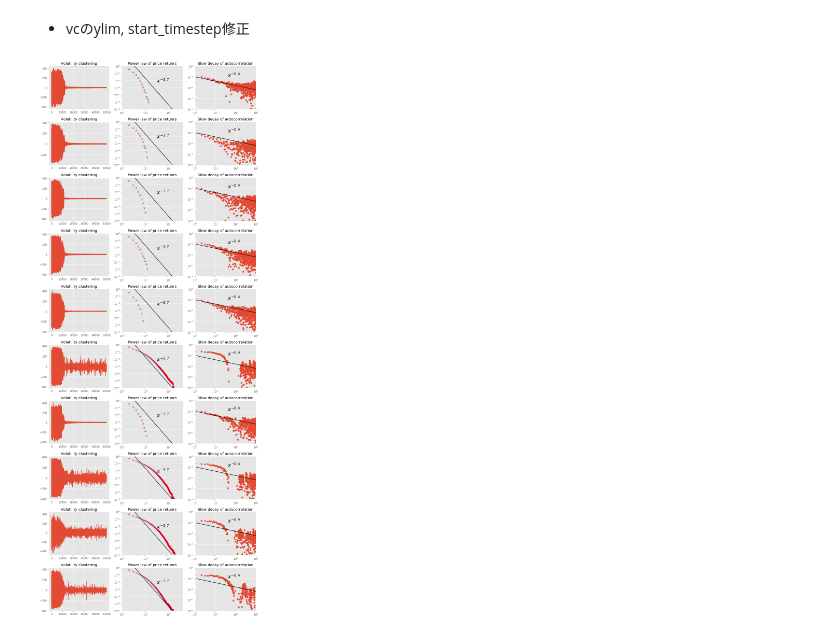
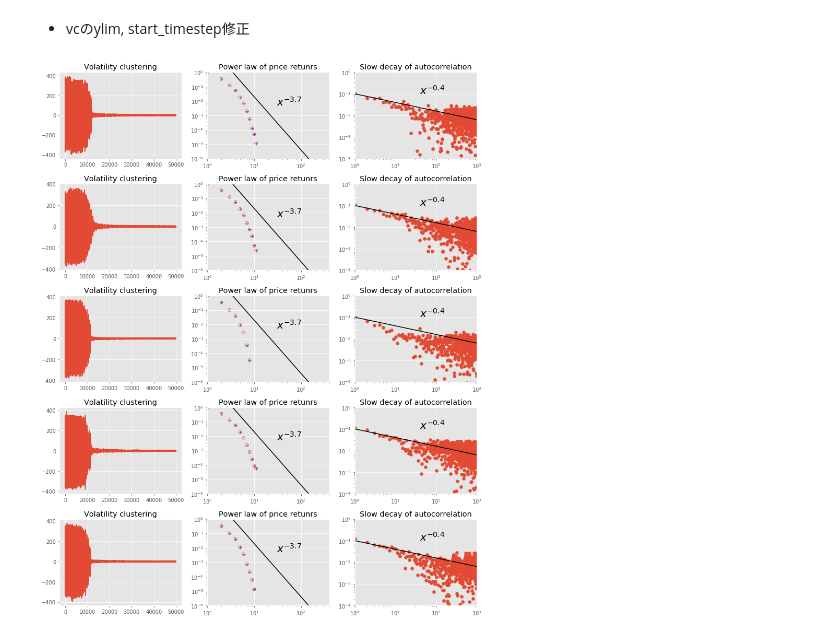
Before and after one commit to toru34/minority_game, a Jupyter notebook: visualization/results_gcmg.ipynb, the cells around one changed output. Saved outputs shown, nothing was run; the diff lists cells and outputs as text; code cells hidden in the pictures.

Commit message:
add results

```diff
--- a/visualization/results_gcmg.ipynb
+++ b/visualization/results_gcmg.ipynb
@@ -62,15 +86,15 @@ s = 2
 p = 16
 eps = 0.01
 n_minority_agents = 0
+n_speculator_agents = 501
 n_producer_agents = 1000
-n_speculator_agents = 501
 n_iters = 50000
-n_runs = 1
+n_runs = 5
 
 start_timestep = 30000
 
 # Read data
-dir_path = '../simulation_results/s{}_p{}_eps{:.2f}_rhok{:.2f}_rhos{:.2f}_nmins{}_npros{}_nspes{}_niters{}_nruns{}/'.format(
+dir_path = '../data/simulation/s{}_p{}_eps{:.2f}_rhok{:.2f}_rhos{:.2f}_nmins{}_npros{}_nspes{}_niters{}_nruns{}/'.format(
     s, p, eps, rhok, rhos, n_minority_agents, n_producer_agents, n_speculator_agents, n_iters, n_runs)
 
 excess_demand_history = read_data(dir_path, 'excess_demand_history', 0)
@@ -111,15 +135,15 @@ s = 2
 p = 16
 eps = 0.01
 n_minority_agents = 0
+n_speculator_agents = 1001
 n_producer_agents = 1200
-n_speculator_agents = 1001
 n_iters = 50000
-n_runs = 1
+n_runs = 5
 
 start_timestep = 30000
 
 # Read data
-dir_path = '../simulation_results/s{}_p{}_eps{:.2f}_rhok{:.2f}_rhos{:.2f}_nmins{}_npros{}_nspes{}_niters{}_nruns{}/'.format(
+dir_path = '../data/simulation/s{}_p{}_eps{:.2f}_rhok{:.2f}_rhos{:.2f}_nmins{}_npros{}_nspes{}_niters{}_nruns{}/'.format(
     s, p, eps, rhok, rhos, n_minority_agents, n_producer_agents, n_speculator_agents, n_iters, n_runs)
 
 excess_demand_history = read_data(dir_path, 'excess_demand_history', 0)
@@ -179,19 +203,19 @@ s = 2
 p = 16
 eps = 0.01
 n_minority_agents = 0
-n_producer_agents = 1000
 n_speculator_agents = 501
+n_producer_agents = 1001
 n_iters = 50000
-n_runs = 10
+n_runs = 5
 
 taus = np.arange(1, 1001)
 
 start_timestep = 30000
 
-dir_path = '../simulation_results/s{}_p{}_eps{:.2f}_rhok{:.2f}_rhos{:.2f}_nmins{}_npros{}_nspes{}_niters{}_nruns{}/'.format(
+dir_path = '../data/simulation/s{}_p{}_eps{:.2f}_rhok{:.2f}_rhos{:.2f}_nmins{}_npros{}_nspes{}_niters{}_nruns{}/'.format(
     s, p, eps, rhok, rhos, n_minority_agents, n_producer_agents, n_speculator_agents, n_iters, n_runs)
 
-fig = plt.figure(figsize=(12, 30))
+fig = plt.figure(figsize=(12, 15))
 
 for r in range(n_runs):
     # Read data
@@ -226,31 +250,31 @@ for r in range(n_runs):
     ws = np.float_power(xs, -3.7) * 100
     plt.plot(xs, ws, c='black')
 
     plt.text(10 * 3, 1e-2 * 0.5, r'$x^{-3.7}$', fontsize=20)
 
     ax2.set_title('Power law of price retunrs')
     ax2.set_xscale('log')
     ax2.set_yscale('log')
     ax2.set_xlim(1, 400)
     ax2.set_ylim(1e-6, 1)
 
     # Slow decay of absolute price returns
     ax3 = fig.add_subplot(n_runs, 3, r * 3 + 3)
     excess_demand_history_with_warmup = excess_demand_history[start_timestep:]
     corrs = np.array([compute_autocorrelation(excess_demand_history_with_warmup, tau) for tau in taus])
     ax3.scatter(taus, corrs)
 
     ax3.set_title('Slow decay of autocorrelation')
     ax3.text(10 * 4, 1e-1, r'$x^{-0.4}$', fontsize=20)
     ws = np.float_power(taus, -0.4) * 0.1
     ax3.plot(taus, ws, c='black')
     ax3.set_xscale('log')
     ax3.set_yscale('log')
     ax3.set_xlim(1, 1e+3)
     ax3.set_ylim(1e-4, 1)
 
 plt.tight_layout()
 
 plt.show()
 # %% [output]
-[figure, old version]
+[figure, new version]
```
Also changed, not shown: parts of 5 cells of this notebook, 2 other files.
